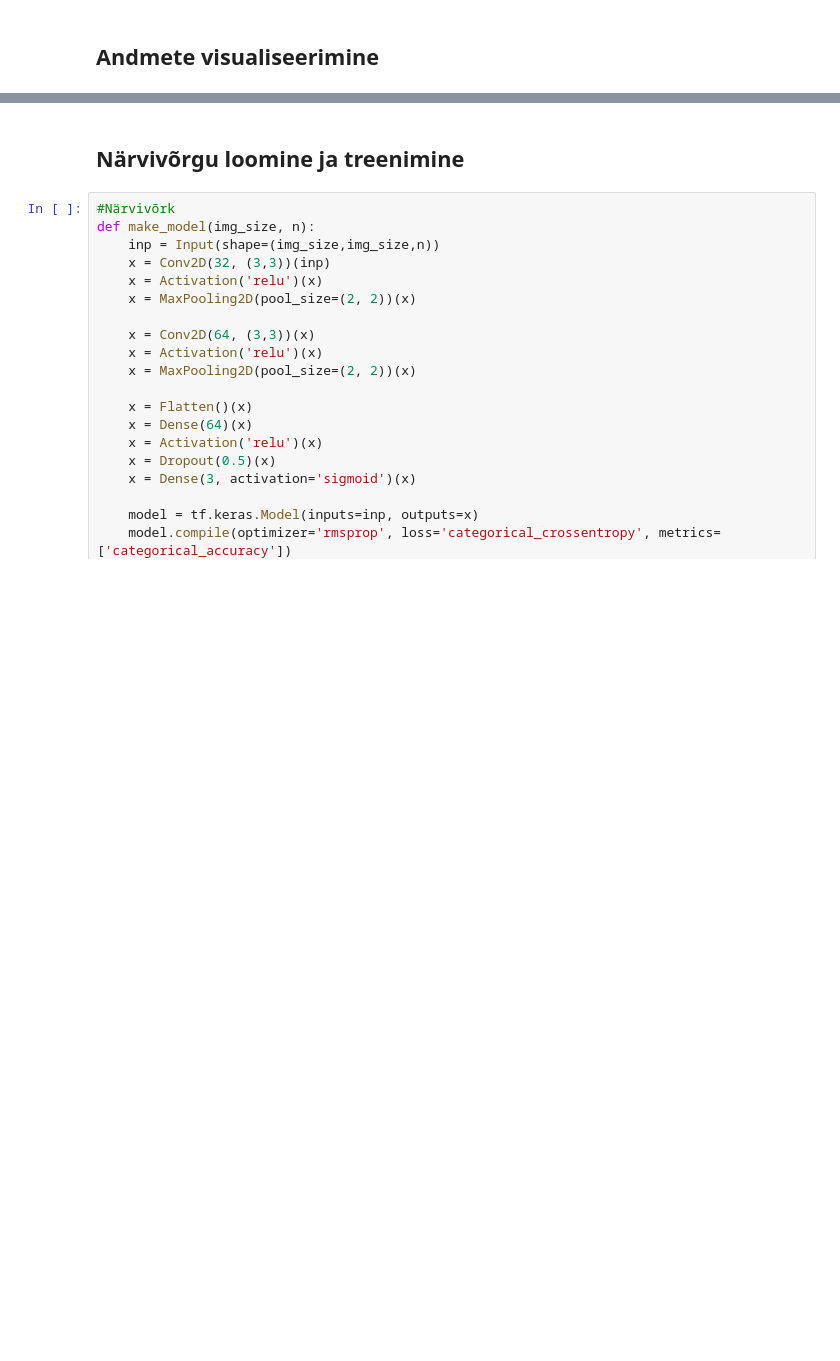
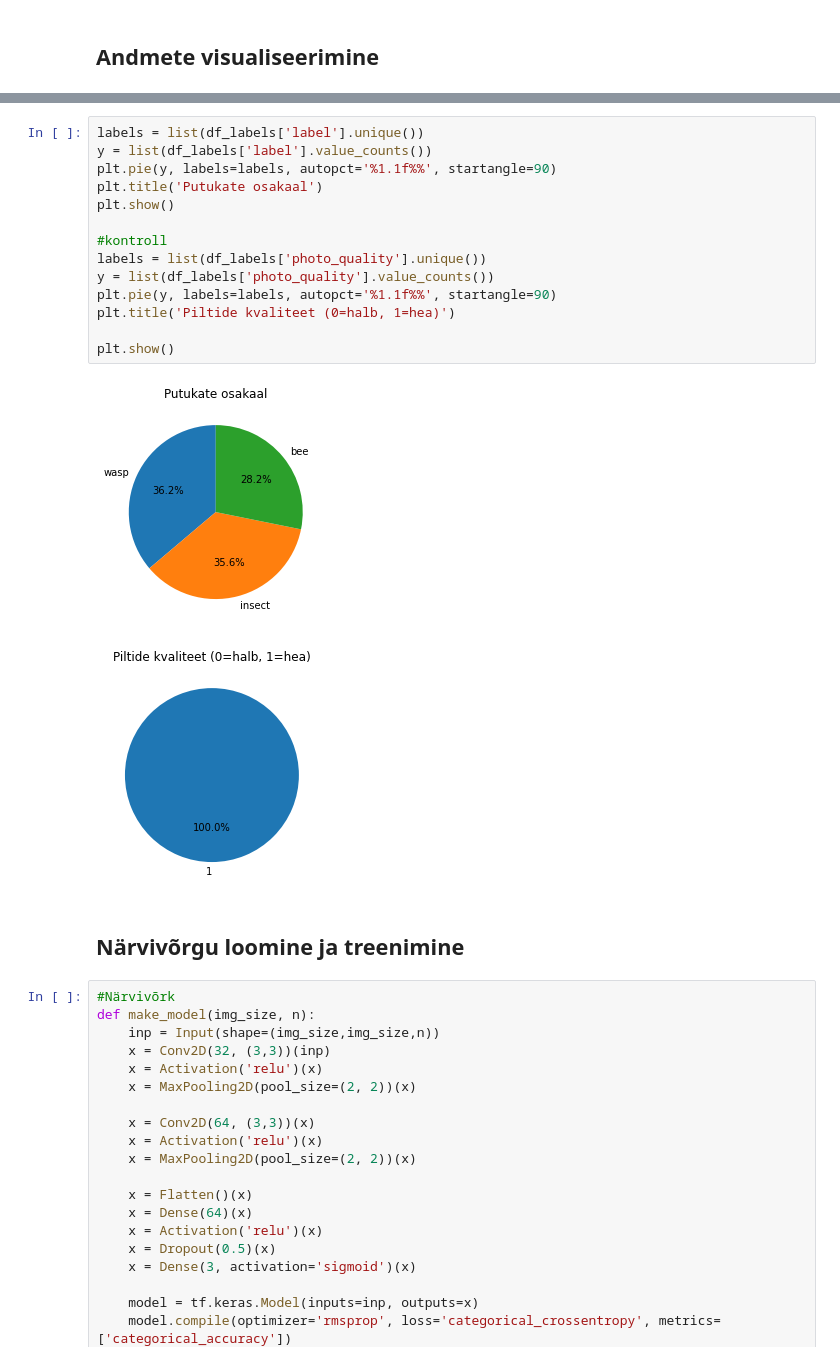
Before and after one commit to Patricklomp/AI-course-project, a Jupyter notebook: project.ipynb, the cells around one changed output, grey strips where cells are left out. Saved outputs shown, nothing was run; the diff lists cells and outputs as text; blank space fills up the shorter version.

```diff
--- a/project.ipynb
+++ b/project.ipynb
@@ -165,3 +157,20 @@ error: ignored
+# %%
+labels = list(df_labels['label'].unique())
+y = list(df_labels['label'].value_counts())
+plt.pie(y, labels=labels, autopct='%1.1f%%', startangle=90)
+plt.title('Putukate osakaal')
+plt.show()
+
+#kontroll
+labels = list(df_labels['photo_quality'].unique())
+y = list(df_labels['photo_quality'].value_counts())
+plt.pie(y, labels=labels, autopct='%1.1f%%', startangle=90)
+plt.title('Piltide kvaliteet (0=halb, 1=hea)')
+
+plt.show()
+# %% [output]
+[figure, added]
+[figure, added]
 # %% [markdown]
 ## Närvivõrgu loomine ja treenimine
 # %%
```
Also changed, not shown: parts of 8 cells of this notebook.
